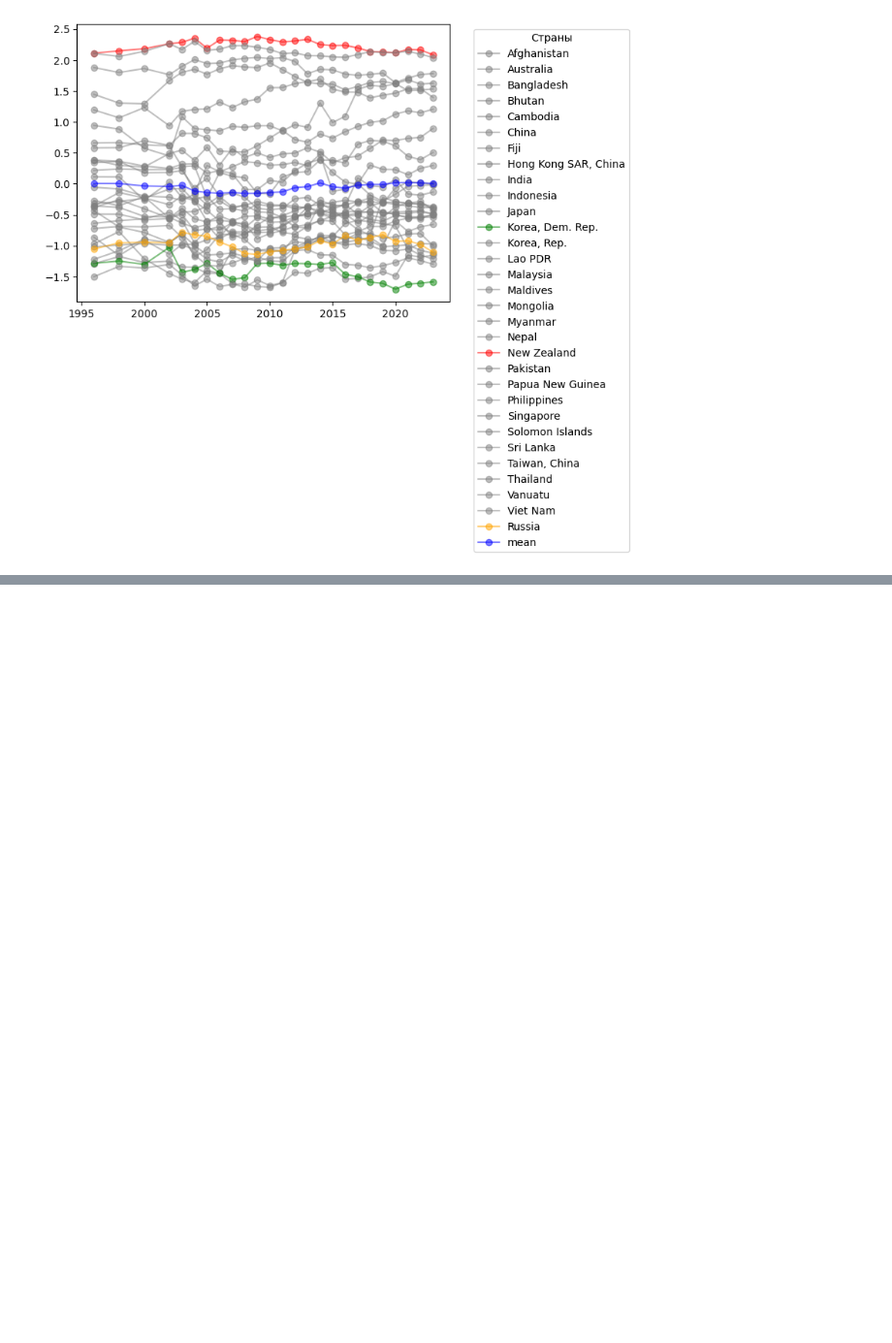
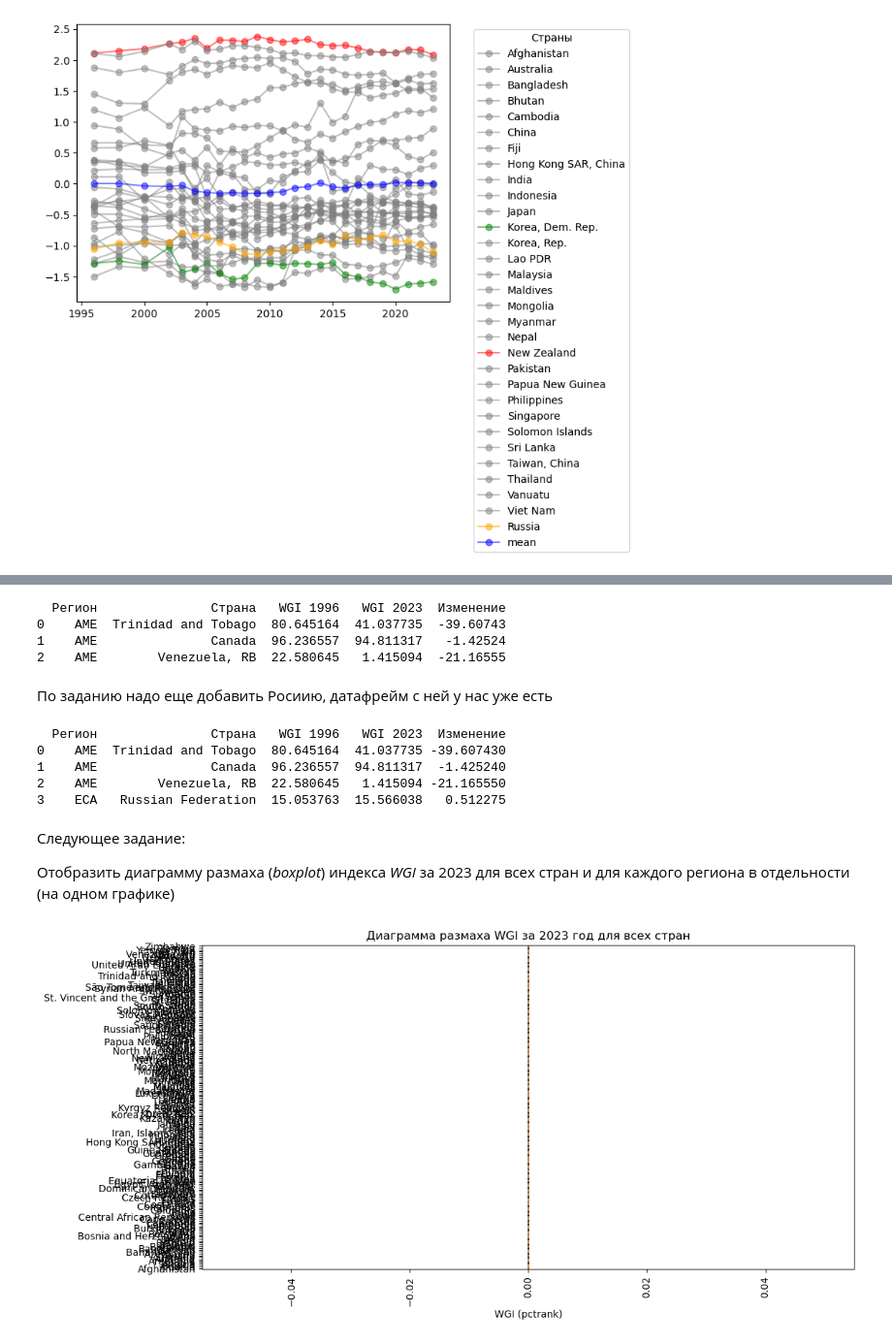
Before and after one commit to SARWX/mlmethods, a Jupyter notebook: task1.ipynb, the cells around one changed output, grey strips where cells are left out. Shown at 97% size. Drawn from its saved outputs; the diff is of its cells as text; code cells hidden in the pictures; blank space fills up the shorter version.

```diff
--- a/task1.ipynb
+++ b/task1.ipynb
@@ -206,0 +247,75 @@ plt.show()
+# %%
+max_wgi_2023  = max_country['pctrank']
+min_wgi_2023  = min_country['pctrank']
+mean_wgi_2023 = mean_country['pctrank']
+
+max_change  = max_wgi_2023  - max_wgi_1996
+min_change  = min_wgi_2023  - min_wgi_1996
+mean_change = mean_wgi_2023 - mean_wgi_1996
+
+# Формируем таблицу
+table_data = [
+    ['AME', mean_country['countryname'], mean_wgi_1996, mean_wgi_2023, mean_change],
+    ['AME', max_country['countryname'],  max_wgi_1996,  max_wgi_2023,  max_change],
+    ['AME', min_country['countryname'],  min_wgi_1996,  min_wgi_2023,  min_change]
+]
+
+df_table = pd.DataFrame(table_data, columns=['Регион', 'Страна', 'WGI 1996', 'WGI 2023', 'Изменение'])
+print(df_table)
+# %% [output]
+  Регион               Страна   WGI 1996   WGI 2023  Изменение
+0    AME  Trinidad and Tobago  80.645164  41.037735  -39.60743
+1    AME               Canada  96.236557  94.811317   -1.42524
+2    AME        Venezuela, RB  22.580645   1.415094  -21.16555
+# %% [markdown]
+По заданию надо еще добавить Росиию, датафрейм с ней у нас уже есть
+# %%
+# Формируем строку для России
+russia_row = pd.DataFrame([{
+    'Регион': "ECA",
+    'Страна': "Russian Federation",
+    'WGI 1996': df_russia[df_russia['year'] == 1996]['pctrank'].values[0],
+    'WGI 2023': df_russia[df_russia['year'] == 2023]['pctrank'].values[0],
+    'Изменение': df_russia[df_russia['year'] == 2023]['pctrank'].values[0] - df_russia[df_russia['year'] == 1996]['pctrank'].values[0]
+}])
+
+# Добавляем строку в таблицу
+df_table = pd.concat([df_table, russia_row], ignore_index=True)
+
+# Выводим таблицу
+print(df_table)
+# %% [output]
+  Регион               Страна   WGI 1996   WGI 2023  Изменение
+0    AME  Trinidad and Tobago  80.645164  41.037735 -39.607430
+1    AME               Canada  96.236557  94.811317  -1.425240
+2    AME        Venezuela, RB  22.580645   1.415094 -21.165550
+3    ECA   Russian Federation  15.053763  15.566038   0.512275
+# %% [markdown]
+Следующее задание:
+
+Отобразить диаграмму размаха (_boxplot_) индекса _WGI_ за 2023 для всех стран и для каждого региона в отдельности (на одном графике)
+# %%
+# Отфильтровываем данные за 2023 год
+df_2023 = df_merged[df_merged['year'] == 2023]
+
+# Создаем список уникальных стран
+countries = df_2023['countryname'].unique()
+
+# Группируем данные и нормализуем (вычитаем минимальное значение pctrank для каждой страны)
+data = [df_2023[df_2023['countryname'] == country]['pctrank'] - df_2023[df_2023['countryname'] == country]['pctrank'].min()
+        for country in countries]
+
+# Строим boxplot
+plt.figure(figsize=(12, 6))
+plt.boxplot(data, vert=False, patch_artist=True, notch=True)
+
+# Настройка графика
+plt.title('Диаграмма размаха WGI за 2023 год для всех стран')
+plt.xlabel('WGI (pctrank)')
+plt.yticks(range(1, len(countries) + 1), countries)  # Устанавливаем метки на оси Y
+plt.xticks(rotation=90)  # Поворот меток оси X, если нужно
+
+# Показать график
+plt.show()
+# %% [output]
+[figure, added]
```
Also changed, not shown: parts of 7 cells of this notebook.
